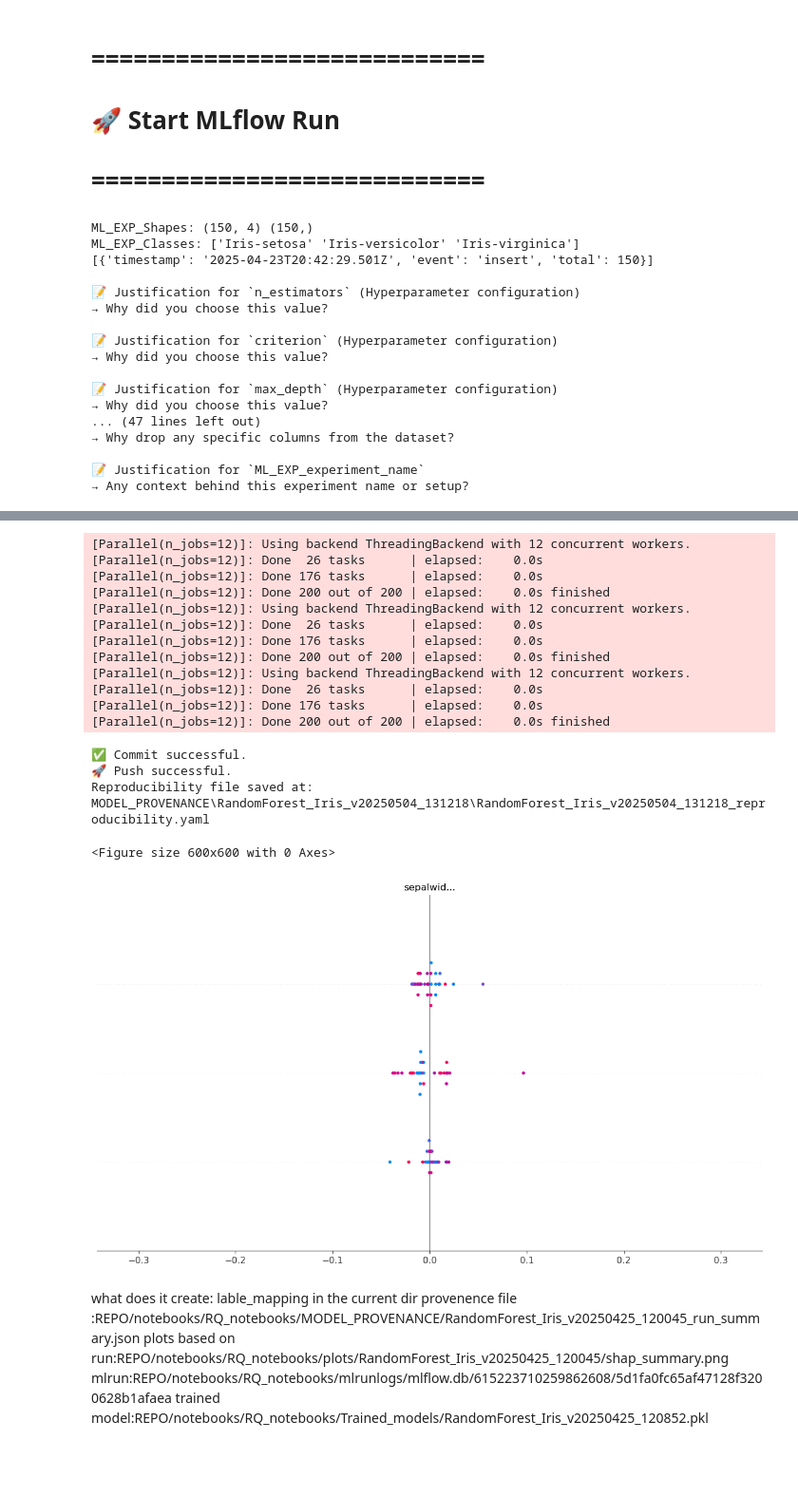
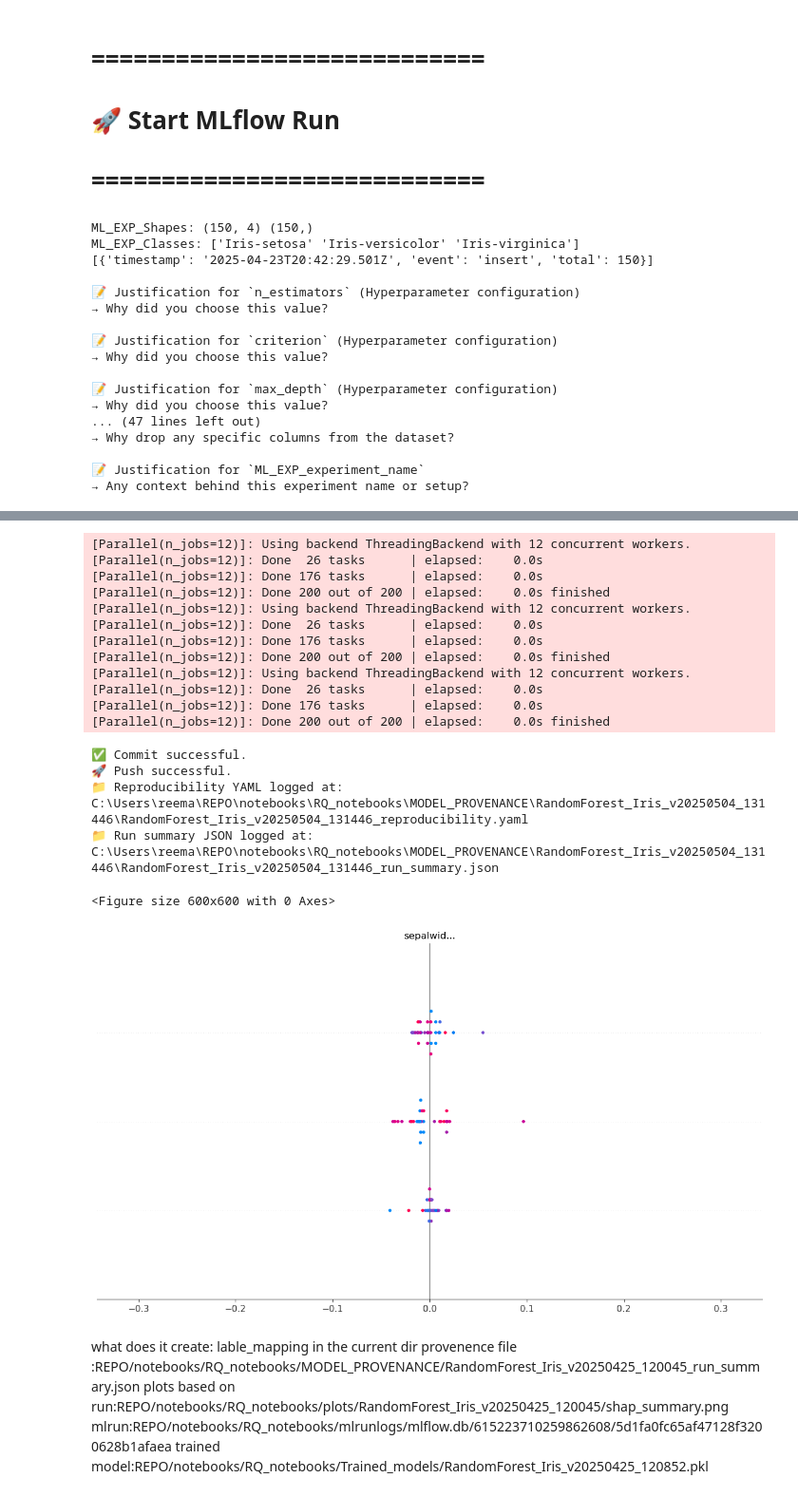
Before and after one commit to reema-dass26/REPO, a Jupyter notebook: notebooks/RQ_notebooks/RQ1_2_4.ipynb, the cells around one changed output, grey strips where cells are left out. Shown at 95% size. Saved outputs shown, nothing was run; the diff lists cells and outputs as text; code cells hidden in the pictures; blank space fills up the shorter version.

```diff
--- a/notebooks/RQ_notebooks/RQ1_2_4.ipynb
+++ b/notebooks/RQ_notebooks/RQ1_2_4.ipynb
@@ -1240,6 +1240,7 @@ with mlflow.start_run() as run:
     # ✅ Log summary JSON
     mlflow.log_artifact(summary_local_path, artifact_path="run_summaries")
     print("📁 Run summary JSON logged at:", summary_local_path)
+    mlflow.log_artifact(repro_yaml_path, artifact_path="run_summaries")
 
     # ✅ End MLflow run
     end_time = datetime.now().isoformat()
@@ -1269,34 +1270,35 @@ ML_EXP_Classes: ['Iris-setosa' 'Iris-versicolor' 'Iris-virginica']
 [Parallel(n_jobs=-1)]: Done 200 out of 200 | elapsed:    0.2s finished
 [Parallel(n_jobs=12)]: Using backend ThreadingBackend with 12 concurrent workers.
 [Parallel(n_jobs=12)]: Done  26 tasks      | elapsed:    0.0s
 [Parallel(n_jobs=12)]: Done 176 tasks      | elapsed:    0.0s
 [Parallel(n_jobs=12)]: Done 200 out of 200 | elapsed:    0.0s finished
 [Parallel(n_jobs=12)]: Using backend ThreadingBackend with 12 concurrent workers.
 [Parallel(n_jobs=12)]: Done  26 tasks      | elapsed:    0.0s
 [Parallel(n_jobs=12)]: Done 176 tasks      | elapsed:    0.0s
 [Parallel(n_jobs=12)]: Done 200 out of 200 | elapsed:    0.0s finished
 ... (8 lines left out)
 [Parallel(n_jobs=12)]: Using backend ThreadingBackend with 12 concurrent workers.
 [Parallel(n_jobs=12)]: Done  26 tasks      | elapsed:    0.0s
 [Parallel(n_jobs=12)]: Done 176 tasks      | elapsed:    0.0s
 [Parallel(n_jobs=12)]: Done 200 out of 200 | elapsed:    0.0s finished
 [Parallel(n_jobs=12)]: Using backend ThreadingBackend with 12 concurrent workers.
 [Parallel(n_jobs=12)]: Done  26 tasks      | elapsed:    0.0s
 [Parallel(n_jobs=12)]: Done 176 tasks      | elapsed:    0.0s
 [Parallel(n_jobs=12)]: Done 200 out of 200 | elapsed:    0.0s finished
 [Parallel(n_jobs=12)]: Using backend ThreadingBackend with 12 concurrent workers.
 [Parallel(n_jobs=12)]: Done  26 tasks      | elapsed:    0.0s
 [Parallel(n_jobs=12)]: Done 176 tasks      | elapsed:    0.0s
 [Parallel(n_jobs=12)]: Done 200 out of 200 | elapsed:    0.0s finished
 [Parallel(n_jobs=12)]: Using backend ThreadingBackend with 12 concurrent workers.
 [Parallel(n_jobs=12)]: Done  26 tasks      | elapsed:    0.0s
 [Parallel(n_jobs=12)]: Done 176 tasks      | elapsed:    0.0s
 [Parallel(n_jobs=12)]: Done 200 out of 200 | elapsed:    0.0s finished
 ✅ Commit successful.
 🚀 Push successful.
-Reproducibility file saved at: MODEL_PROVENANCE\RandomForest_Iris_v20250504_131218\RandomForest_Iris_v20250504_131218_reproducibility.yaml
+📁 Reproducibility YAML logged at: C:\Users\reema\REPO\notebooks\RQ_notebooks\MODEL_PROVENANCE\RandomForest_Iris_v20250504_131446\RandomForest_Iris_v20250504_131446_reproducibility.yaml
+📁 Run summary JSON logged at: C:\Users\reema\REPO\notebooks\RQ_notebooks\MODEL_PROVENANCE\RandomForest_Iris_v20250504_131446\RandomForest_Iris_v20250504_131446_run_summary.json
 <Figure size 600x600 with 0 Axes>
-[figure, old version]
+[figure, new version]
 # %% [markdown]
 what does it create:
 lable_mapping in the current dir
```
Also changed, not shown: parts of 1 cell of this notebook, 12 other files.
